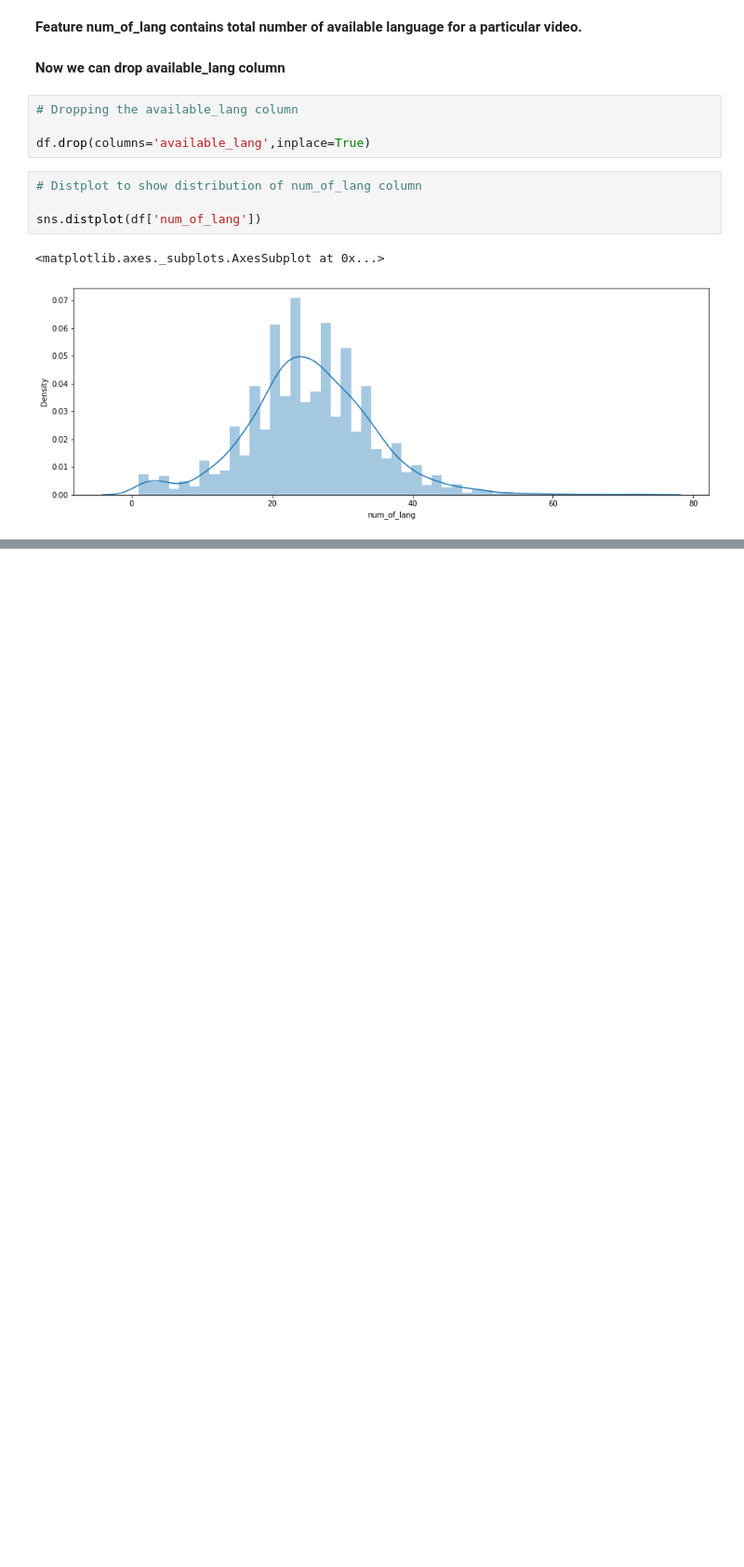
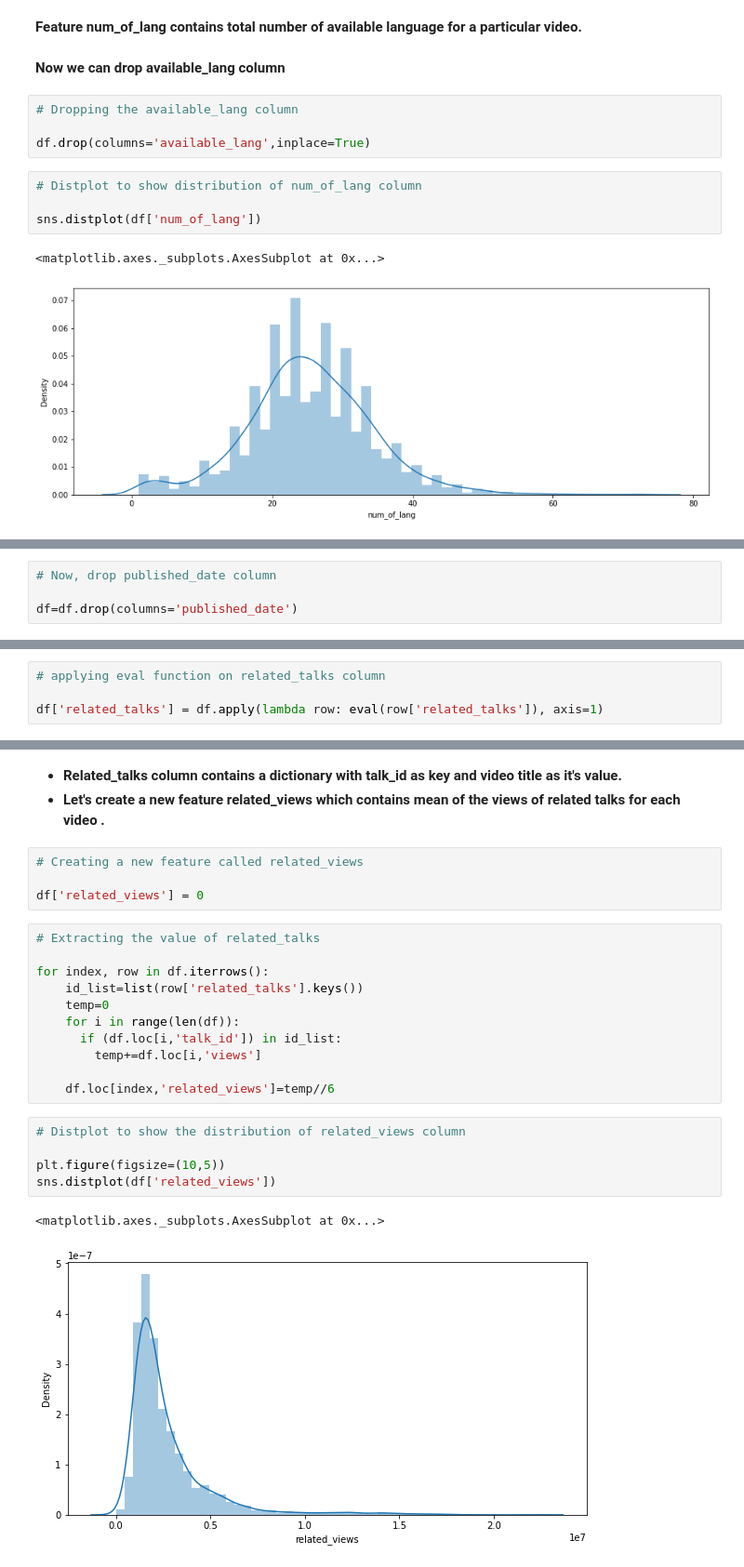
Before and after one commit to PuroshotamSingh/Ted-talk-views-prediction, a Jupyter notebook: Ted_Talk_Views_Prediction_Puroshotam_Singh_Capstone_Project_2.ipynb, the cells around one changed output, grey strips where cells are left out. Shown at 93% size. Saved outputs shown, nothing was run; the diff lists cells and outputs as text; blank space fills up the shorter version.

```diff
--- a/Ted_Talk_Views_Prediction_Puroshotam_Singh_Capstone_Project_2.ipynb
+++ b/Ted_Talk_Views_Prediction_Puroshotam_Singh_Capstone_Project_2.ipynb
@@ -576,0 +664,4 @@ sns.distplot(df['num_of_lang'])
+# %%
+# Now, drop published_date column
+
+df=df.drop(columns='published_date')
@@ -576,0 +670,4 @@ sns.distplot(df['num_of_lang'])
+# %%
+# applying eval function on related_talks column
+
+df['related_talks'] = df.apply(lambda row: eval(row['related_talks']), axis=1)
@@ -576,0 +685,26 @@ sns.distplot(df['num_of_lang'])
+# %% [markdown]
+* **Related_talks column contains a dictionary with talk_id as key and video title as it's value.**
+* **Let's create a new feature related_views which contains mean of the views of related talks for each video .**
+# %%
+# Creating a new feature called related_views
+
+df['related_views'] = 0
+# %%
+# Extracting the value of related_talks
+
+for index, row in df.iterrows():
+    id_list=list(row['related_talks'].keys())
+    temp=0
+    for i in range(len(df)):
+      if (df.loc[i,'talk_id']) in id_list:
+        temp+=df.loc[i,'views']
+
+    df.loc[index,'related_views']=temp//6
+# %%
+# Distplot to show the distribution of related_views column
+
+plt.figure(figsize=(10,5))
+sns.distplot(df['related_views'])
+# %% [output]
+<matplotlib.axes._subplots.AxesSubplot at 0x...>
+[figure, added]
```
Also changed, not shown: parts of 44 cells of this notebook.
